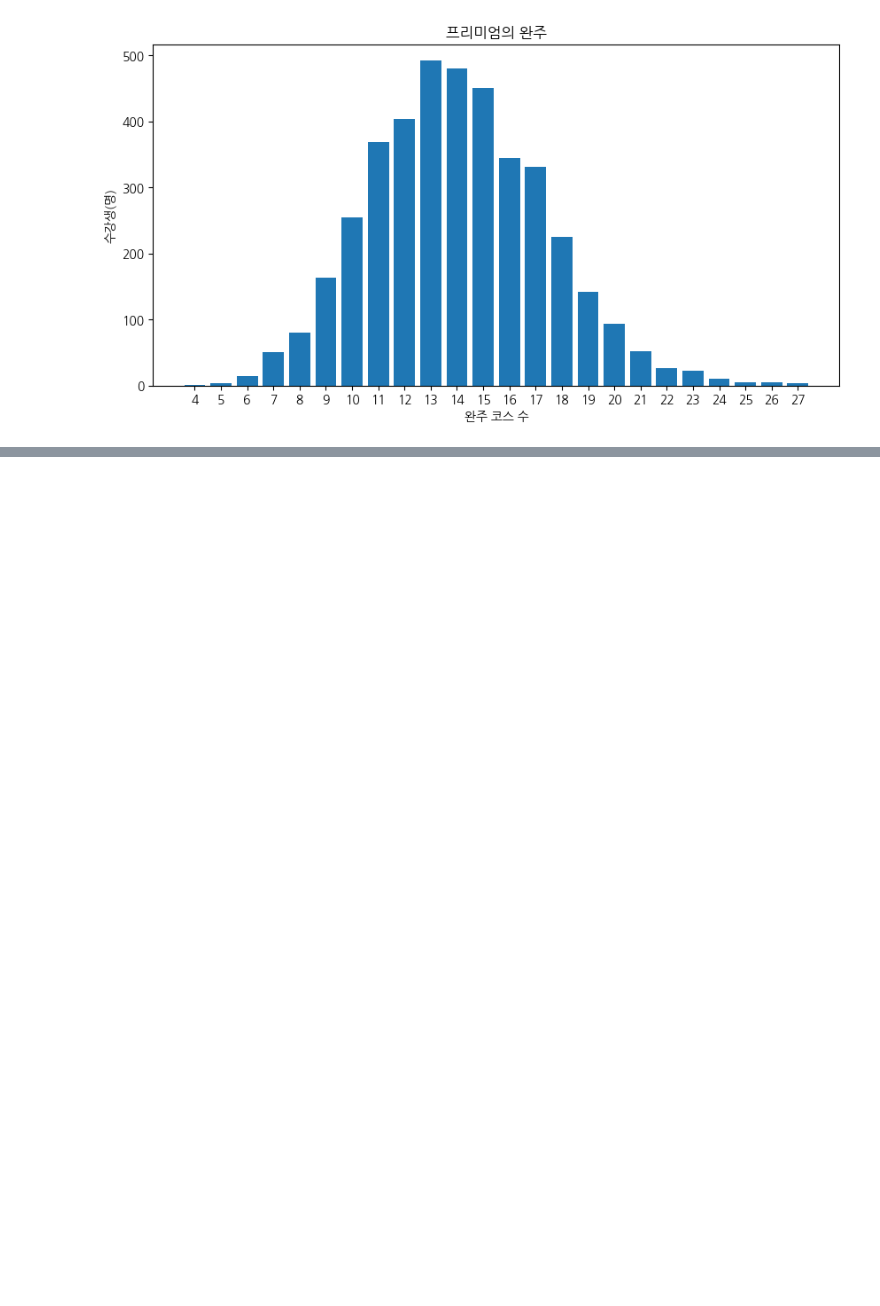
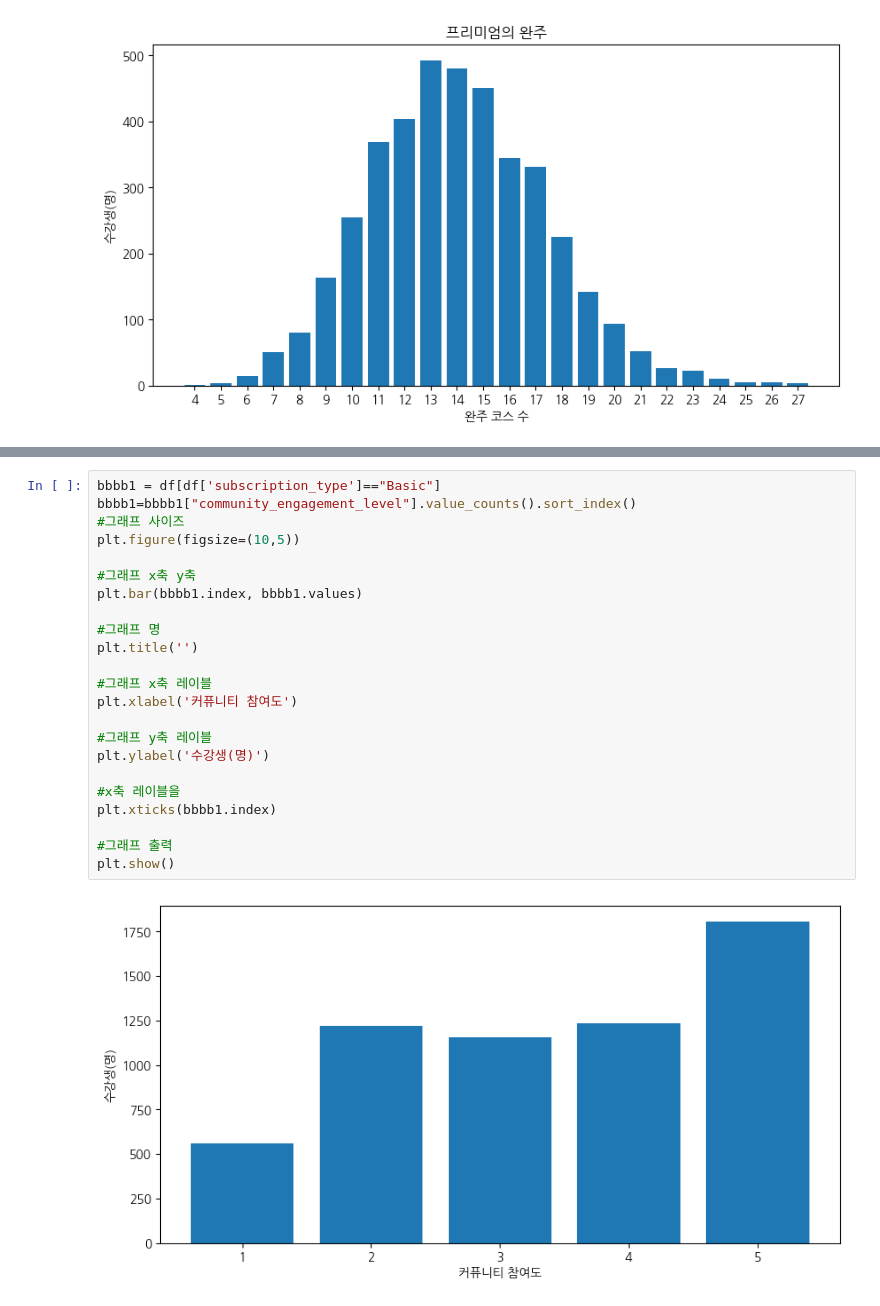
Before and after one commit to min01118/WASSUP4, a Jupyter notebook: 05_Data_Analysis/DA_Mini_Project.ipynb, the cells around one changed output, grey strips where cells are left out. Drawn from its saved outputs; the diff is of its cells as text; blank space fills up the shorter version.

```diff
--- a/05_Data_Analysis/DA_Mini_Project.ipynb
+++ b/05_Data_Analysis/DA_Mini_Project.ipynb
@@ -725,0 +757,25 @@ plt.show()
+# %%
+bbbb1 = df[df['subscription_type']=="Basic"]
+bbbb1=bbbb1["community_engagement_level"].value_counts().sort_index()
+#그래프 사이즈
+plt.figure(figsize=(10,5))
+
+#그래프 x축 y축
+plt.bar(bbbb1.index, bbbb1.values)
+
+#그래프 명
+plt.title('')
+
+#그래프 x축 레이블
+plt.xlabel('커퓨니티 참여도')
+
+#그래프 y축 레이블
+plt.ylabel('수강생(명)')
+
+#x축 레이블을
+plt.xticks(bbbb1.index)
+
+#그래프 출력
+plt.show()
+# %% [output]
+[figure, added]
```
Also changed, not shown: parts of 12 cells of this notebook.
